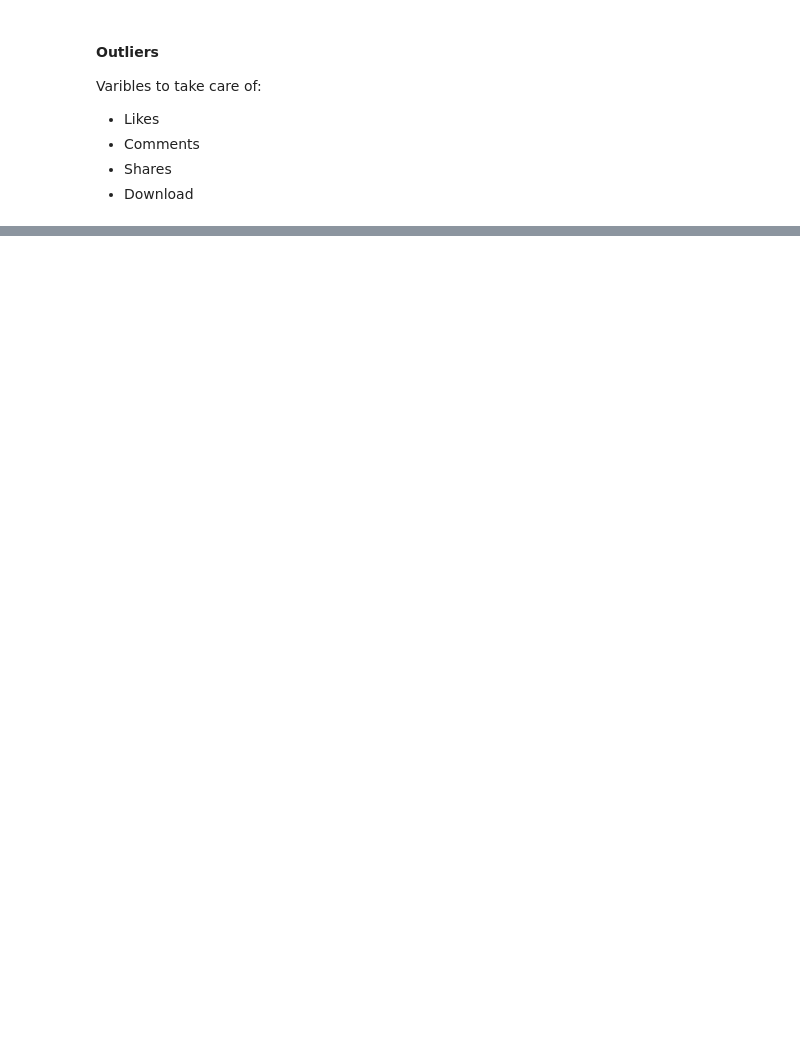
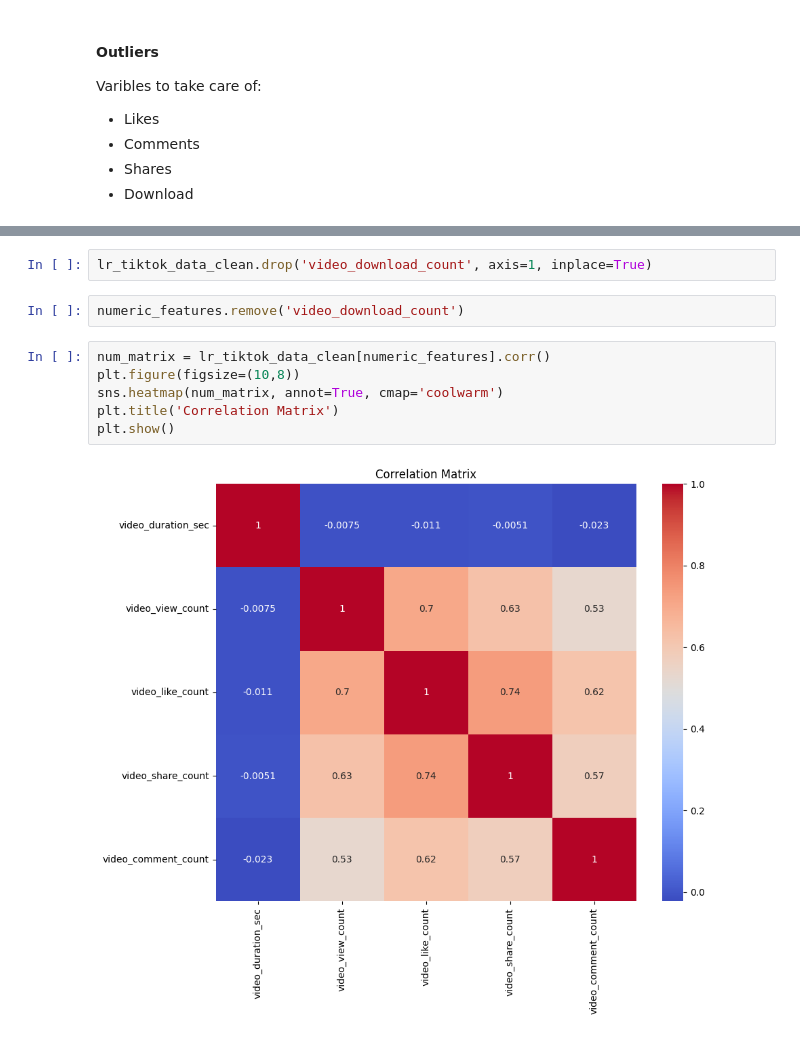
Before and after one commit to Takosaga/fall_24, a Jupyter notebook: machine_learning_and_predictive_analytics/detecting_suspicious_tiktok_content_creators/notebooks/report.ipynb, the cells around one changed output, grey strips where cells are left out. Drawn from its saved outputs; the diff is of its cells as text; blank space fills up the shorter version.

```diff
--- a/machine_learning_and_predictive_analytics/detecting_suspicious_tiktok_content_creators/notebooks/report.ipynb
+++ b/machine_learning_and_predictive_analytics/detecting_suspicious_tiktok_content_creators/notebooks/report.ipynb
@@ -629,0 +684,12 @@ plt.show()
+# %%
+lr_tiktok_data_clean.drop('video_download_count', axis=1, inplace=True)
+# %%
+numeric_features.remove('video_download_count')
+# %%
+num_matrix = lr_tiktok_data_clean[numeric_features].corr()
+plt.figure(figsize=(10,8))
+sns.heatmap(num_matrix, annot=True, cmap='coolwarm')
+plt.title('Correlation Matrix')
+plt.show()
+# %% [output]
+[figure, added]
```
Also changed, not shown: parts of 13 cells of this notebook.
